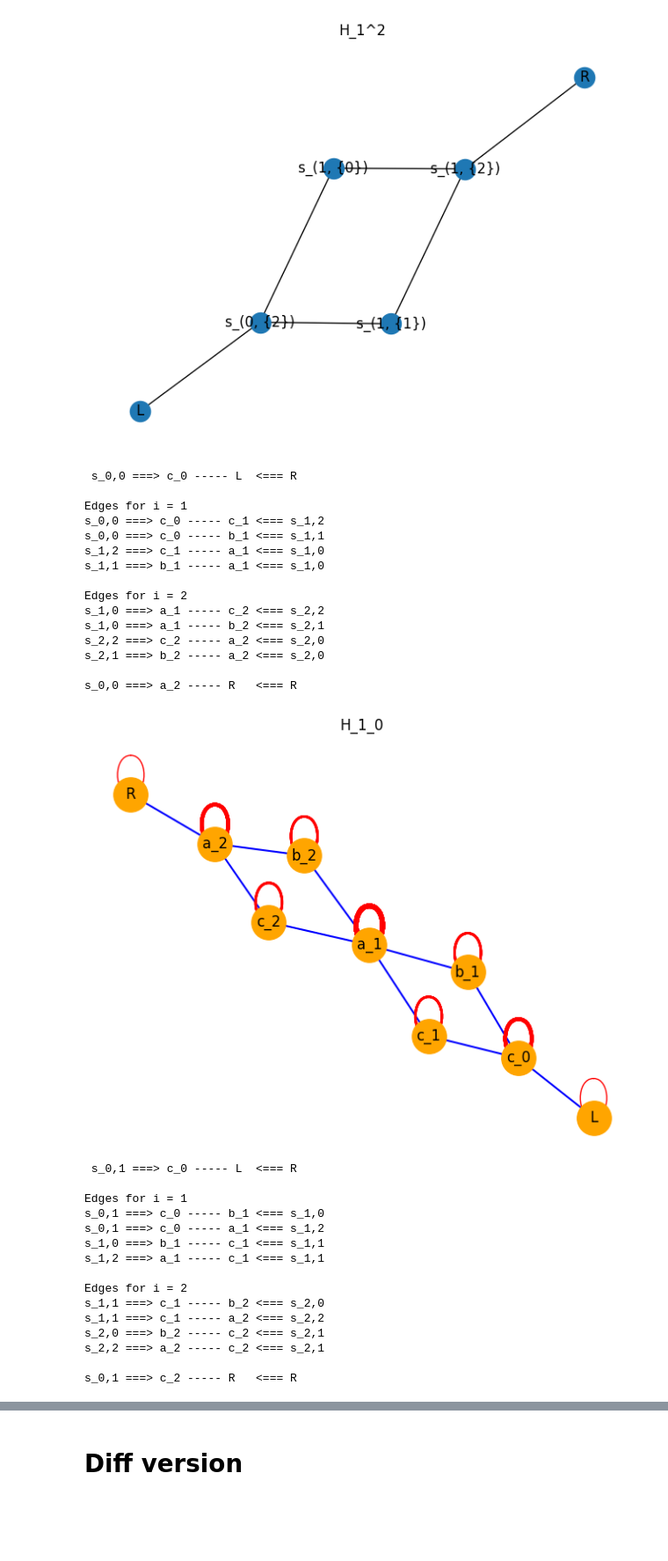
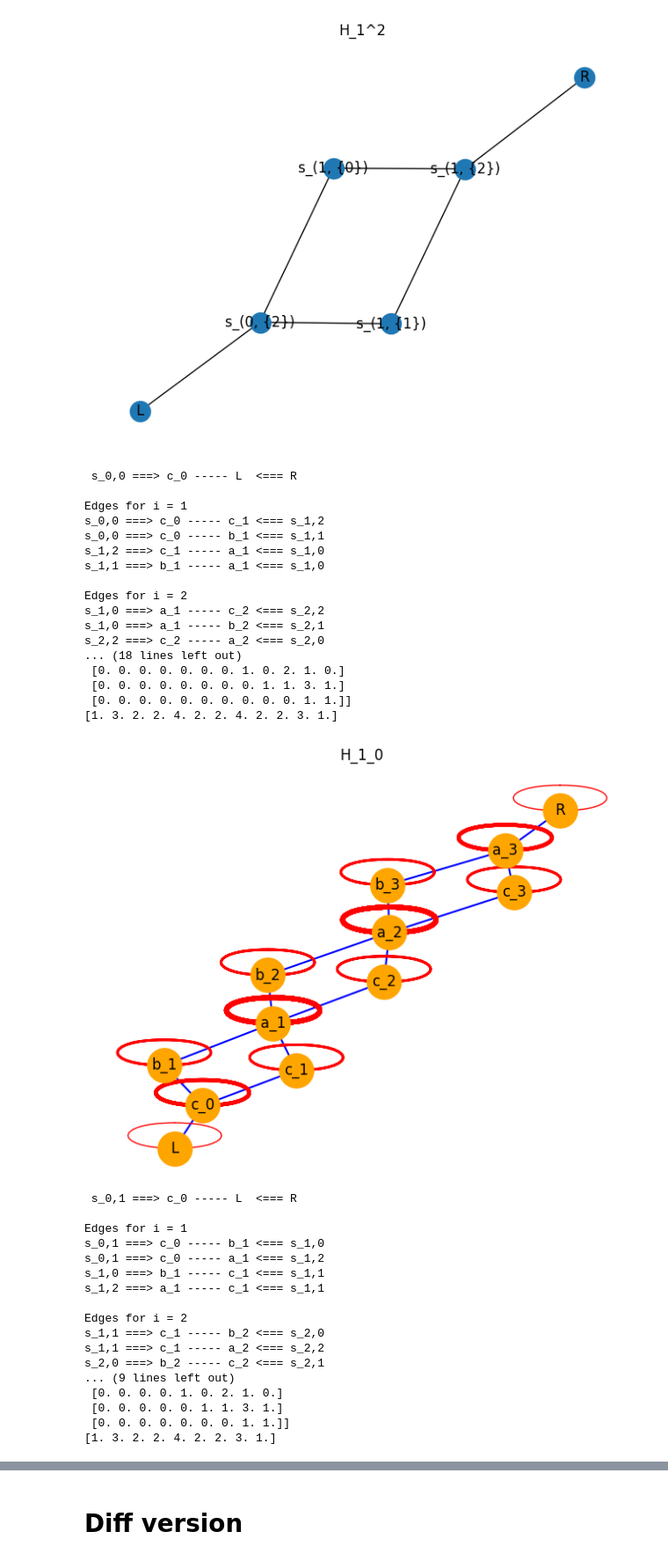
Before and after one commit to JaimePSantos/DynamicRandomWalks, a Jupyter notebook: CT-Dyn_TemporalHelix.ipynb, the cells around one changed output, grey strips where cells are left out. Shown at 88% size. Cells and saved outputs as stored; diff of their text form; code cells hidden in the pictures; blank space fills up the shorter version.

```diff
--- a/CT-Dyn_TemporalHelix.ipynb
+++ b/CT-Dyn_TemporalHelix.ipynb
@@ -285,10 +285,13 @@ def create_graph(l, k):
     print(f'\n{f"s_{0},{k%3}"} ===> {mapping[f"s_{l},{k%3}"]} ----- R   <=== {mapping[f"R"]}')
 
 
+
     # add self-loops
     for node in H.nodes():
-        for _ in range(H.degree(node)):
+        for i in range(H.degree(node)):
             H.add_edge(node, node)  # multiple self-loops, each with weight 1
+    print(nx.to_numpy_array(H))
+    print(nx.to_numpy_array(H).diagonal())
 
     return H
 
@@ -333,38 +336,40 @@ config2 = {
     'normal_edge_width': 1.5,
     'edge_style': 'solid',
     'self_loop_color': 'red',
     'title': 'H_1_2'
 }
 
-H_1_0 = create_graph(2, 0)
+H_1_0 = create_graph(3, 0)
 draw_graph(H_1_0, config=config)
 
 H_1_1 = create_graph(2, 1)
 draw_graph(H_1_1, config=config1)
 
 
 
 H_1_2 = create_graph(2, 2)
 draw_graph(H_1_2, config=config2)
 
 plt.show()
 # %% [output]
  s_0,0 ===> c_0 ----- L  <=== R
 
 Edges for i = 1
 s_0,0 ===> c_0 ----- c_1 <=== s_1,2
 s_0,0 ===> c_0 ----- b_1 <=== s_1,1
 s_1,2 ===> c_1 ----- a_1 <=== s_1,0
 s_1,1 ===> b_1 ----- a_1 <=== s_1,0
 
 Edges for i = 2
 s_1,0 ===> a_1 ----- c_2 <=== s_2,2
 s_1,0 ===> a_1 ----- b_2 <=== s_2,1
 s_2,2 ===> c_2 ----- a_2 <=== s_2,0
-s_2,1 ===> b_2 ----- a_2 <=== s_2,0
-
-s_0,0 ===> a_2 ----- R   <=== R
+... (18 lines left out)
+ [0. 0. 0. 0. 0. 0. 0. 1. 0. 2. 1. 0.]
+ [0. 0. 0. 0. 0. 0. 0. 0. 1. 1. 3. 1.]
+ [0. 0. 0. 0. 0. 0. 0. 0. 0. 0. 1. 1.]]
+[1. 3. 2. 2. 4. 2. 2. 4. 2. 2. 3. 1.]
-[figure, old version]
+[figure, new version]
  s_0,1 ===> c_0 ----- L  <=== R
 
 Edges for i = 1
@@ -377,6 +382,8 @@ Edges for i = 2
 s_1,1 ===> c_1 ----- b_2 <=== s_2,0
 s_1,1 ===> c_1 ----- a_2 <=== s_2,2
 s_2,0 ===> b_2 ----- c_2 <=== s_2,1
-s_2,2 ===> a_2 ----- c_2 <=== s_2,1
-
-s_0,1 ===> c_2 ----- R   <=== R
+... (9 lines left out)
+ [0. 0. 0. 0. 1. 0. 2. 1. 0.]
+ [0. 0. 0. 0. 0. 1. 1. 3. 1.]
+ [0. 0. 0. 0. 0. 0. 0. 1. 1.]]
+[1. 3. 2. 2. 4. 2. 2. 3. 1.]
```
Also changed, not shown: parts of 5 cells of this notebook, 1 other file.
